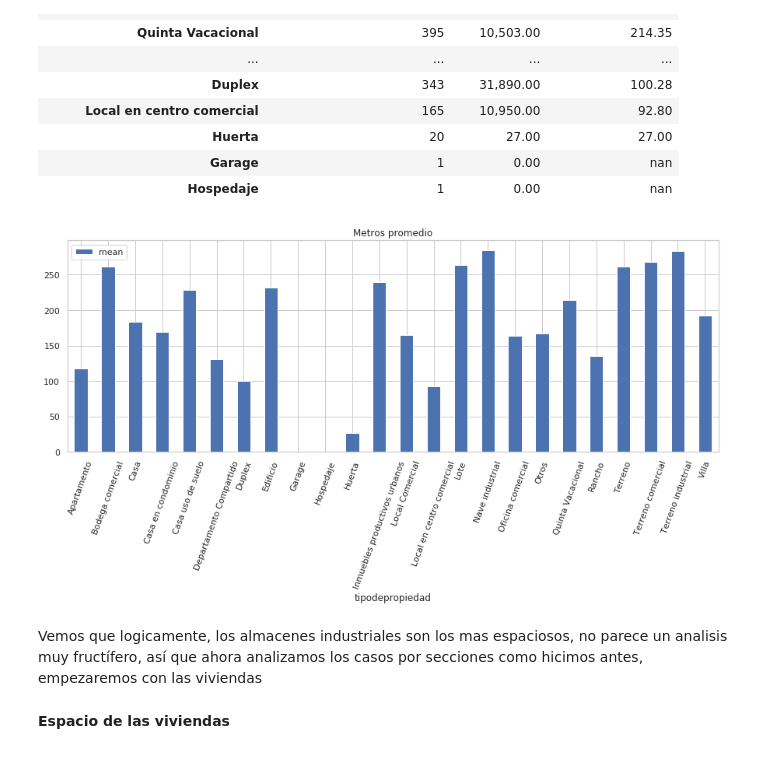
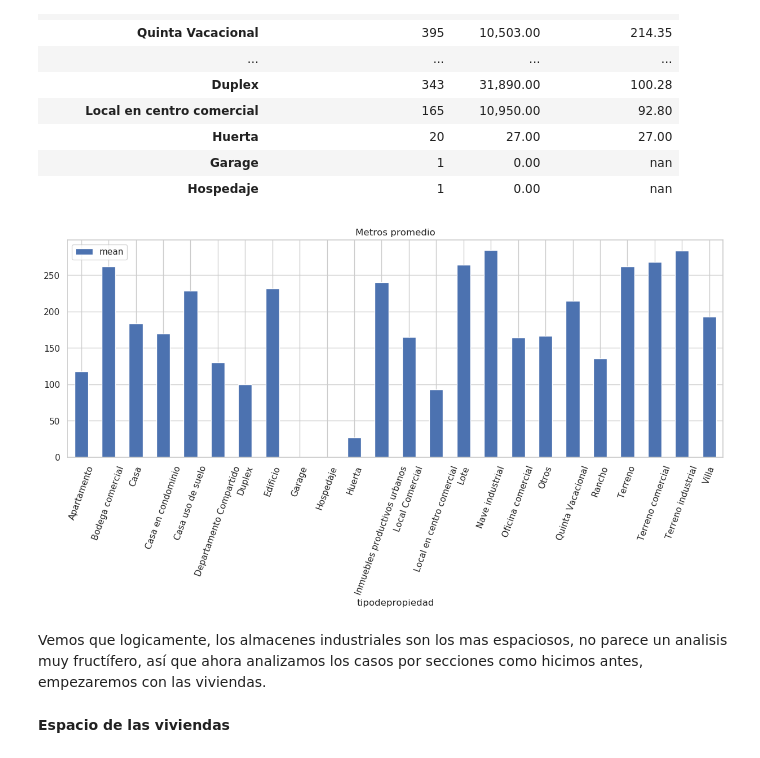
Before and after one commit to tomasSabao/TP1-OrganizacionDeDatos, a Jupyter notebook: TP1.ipynb, the cells around one changed output. Drawn from its saved outputs; the diff is of its cells as text; code cells hidden in the pictures.

```diff
--- a/TP1.ipynb
+++ b/TP1.ipynb
@@ -1061,14 +1005,14 @@ espacio_de_propiedades.sort_values('metros_promedio', ascending=False)
 | Hospedaje | 1 | 0.00 | nan |
 # %%
 dfaux = df.groupby('tipodepropiedad')['metrostotales'].agg(['mean'])
-dfaux.plot(kind='bar', figsize=(15, 5), rot=70,
-                                       title="Metros promedio");
+
+dfaux.plot(kind='bar', figsize=(15, 5), rot=70, title="Metros promedio");
 #me gustaria ordenarlo de mayor a menor pero no
 #se si asi es mejor
 # %% [output]
-[figure, old version]
+[figure, new version]
 # %% [markdown]
-Vemos que logicamente, los almacenes industriales son los mas espaciosos, no parece un analisis muy fructífero, así que ahora analizamos los casos por secciones como hicimos antes, empezaremos con las viviendas
+Vemos que logicamente, los almacenes industriales son los mas espaciosos, no parece un analisis muy fructífero, así que ahora analizamos los casos por secciones como hicimos antes, empezaremos con las viviendas.
 # %% [markdown]
 **Espacio de las viviendas**
 # %%
```
Also changed, not shown: parts of 212 cells of this notebook.
